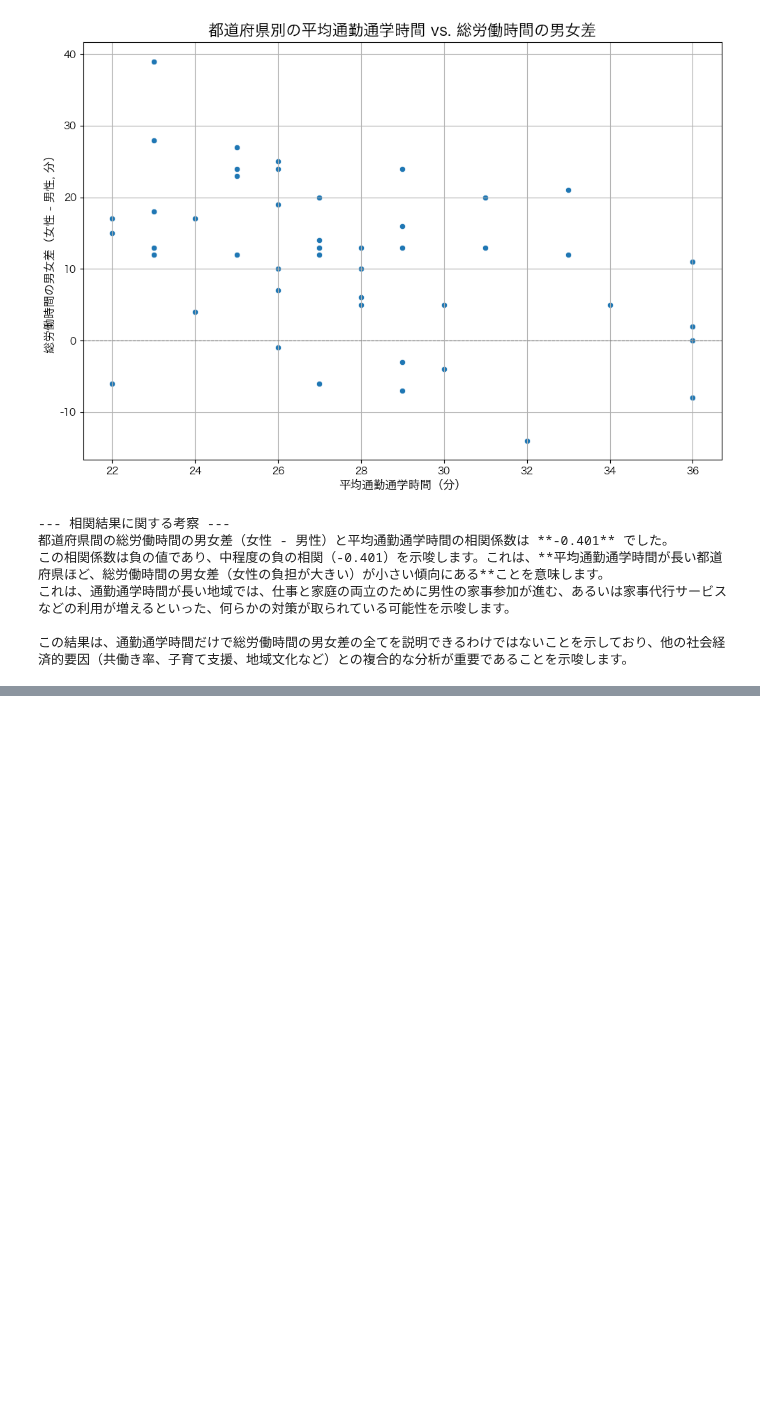
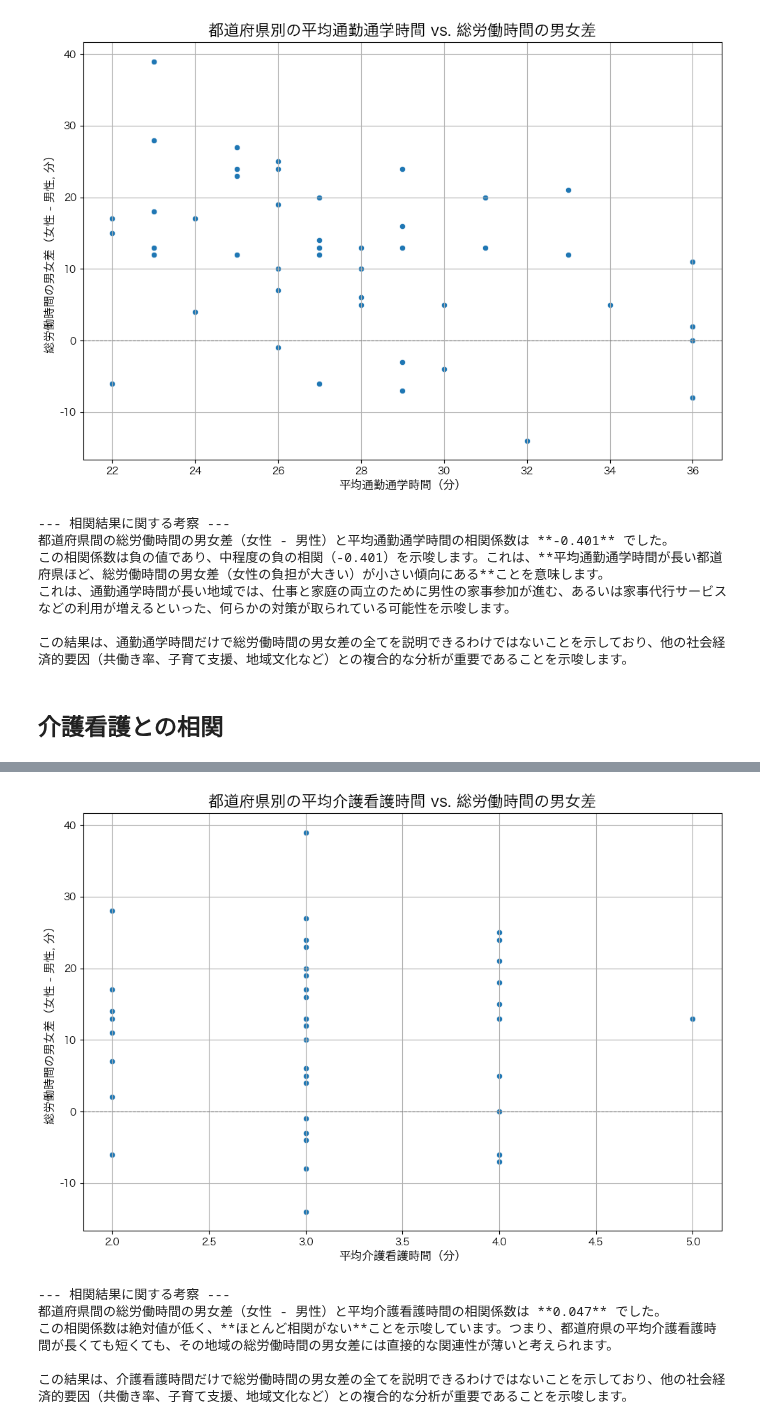
Before and after one commit to 3241Kanaha/statistics-2025, a Jupyter notebook: gende_prefecture.ipynb, the cells around one changed output, grey strips where cells are left out. Drawn from its saved outputs; the diff is of its cells as text; code cells hidden in the pictures; blank space fills up the shorter version.

```diff
--- a/gende_prefecture.ipynb
+++ b/gende_prefecture.ipynb
@@ -718,3 +718,77 @@ print("\nこの結果は、通勤通学時間だけで総労働時間の男女
 これは、通勤通学時間が長い地域では、仕事と家庭の両立のために男性の家事参加が進む、あるいは家事代行サービスなどの利用が増えるといった、何らかの対策が取られている可能性を示唆します。
 
 この結果は、通勤通学時間だけで総労働時間の男女差の全てを説明できるわけではないことを示しており、他の社会経済的要因（共働き率、子育て支援、地域文化など）との複合的な分析が重要であることを示唆します。
+# %% [markdown]
+## 介護看護との相関
+# %%
+# 総労働時間（有償＋無償）の算出
+df_total_time_calc['男性総労働時間'] = df_total_time_calc['男性仕事時間'] + df_total_time_calc['男性家事時間']
+df_total_time_calc['女性総労働時間'] = df_total_time_calc['女性仕事時間'] + df_total_time_calc['女性家事時間']
+
+# 総労働時間の男女差を算出（女性 - 男性）
+df_total_time_calc['総労働時間の男女差 (女性 - 男性)'] = df_total_time_calc['女性総労働時間'] - df_total_time_calc['男性総労働時間']
+
+# --- 介護・看護時間データの準備 ---
+# 「介護・看護」という列名が存在することを仮定します。
+# もしKeyErrorが発生した場合は、実際の列名を確認して修正してください。
+df_caregiving_selected = df[['男女の別', '都道府県', '介護・看護']].copy()
+df_caregiving_selected['介護・看護'] = pd.to_numeric(df_caregiving_selected['介護・看護'], errors='coerce')
+
+# 都道府県ごとの総数（平均）の介護・看護時間を取得
+pivot_df_caregiving_time = df_caregiving_selected.pivot_table(index='都道府県', columns='男女の別', values='介護・看護', aggfunc='mean')
+# '0_総数'が介護・看護時間の全体平均を表すと仮定
+df_caregiving_avg = pivot_df_caregiving_time[['0_総数']].copy()
+df_caregiving_avg.rename(columns={'0_総数': '平均介護看護時間'}, inplace=True)
+
+# 「全国」のデータは除外
+if '全国' in df_caregiving_avg.index:
+    df_caregiving_avg = df_caregiving_avg.drop('全国')
+df_caregiving_avg.dropna(inplace=True)
+
+
+# --- 総労働時間の男女差と介護・看護時間の相関を計算 ---
+df_correlation_data_caregiving = pd.merge(
+    df_total_time_calc[['総労働時間の男女差 (女性 - 男性)']],
+    df_caregiving_avg,
+    left_index=True,
+    right_index=True,
+    how='inner'
+)
+df_correlation_data_caregiving.dropna(inplace=True) # 結合後もNaNがあれば削除
+
+correlation_caregiving_gendertime_diff = df_correlation_data_caregiving['総労働時間の男女差 (女性 - 男性)'].corr(df_correlation_data_caregiving['平均介護看護時間'])
+
+print("--- 総労働時間の男女差と平均介護看護時間の結合データ（上位5件）---")
+print(df_correlation_data_caregiving.head())
+
+print(f"\n--- 都道府県間の総労働時間の男女差と平均介護看護時間の相関: {correlation_caregiving_gendertime_diff:.3f} ---")
+
+# --- 可視化（散布図） ---
+plt.figure(figsize=(10, 7))
+sns.scatterplot(
+    x='平均介護看護時間',
+    y='総労働時間の男女差 (女性 - 男性)',
+    data=df_correlation_data_caregiving
+)
+plt.title('都道府県別の平均介護看護時間 vs. 総労働時間の男女差', fontsize=16)
+plt.xlabel('平均介護看護時間（分）', fontsize=12)
+plt.ylabel('総労働時間の男女差（女性 - 男性, 分）', fontsize=12)
+plt.grid(True)
+plt.axhline(0, color='gray', linestyle='--', linewidth=0.8) # 差が0のライン
+plt.tight_layout()
+plt.show()
+
+print("\n--- 相関結果に関する考察 ---")
+print(f"都道府県間の総労働時間の男女差（女性 - 男性）と平均介護看護時間の相関係数は **{correlation_caregiving_gendertime_diff:.3f}** でした。")
+
+if abs(correlation_caregiving_gendertime_diff) < 0.2:
+    print("この相関係数は絶対値が低く、**ほとんど相関がない**ことを示唆しています。つまり、都道府県の平均介護看護時間が長くても短くても、その地域の総労働時間の男女差には直接的な関連性が薄いと考えられます。")
+elif correlation_caregiving_gendertime_diff > 0:
+    print(f"この相関係数は正の値であり、中程度の正の相関（{correlation_caregiving_gendertime_diff:.3f}）を示唆します。これは、**平均介護看護時間が長い都道府県ほど、総労働時間の男女差（女性の負担が大きい）も大きい傾向にある**ことを意味します。")
+    print("介護看護時間が長いことが、特に女性の家事・ケア労働負担を増やし、結果として総労働時間の男女差を広げている可能性があります。")
+else: # correlation_caregiving_gendertime_diff < 0
+    print(f"この相関係数は負の値であり、中程度の負の相関（{correlation_caregiving_gendertime_diff:.3f}）を示唆します。これは、**平均介護看護時間が長い都道府県ほど、総労働時間の男女差（女性の負担が大きい）が小さい傾向にある**ことを意味します。")
+    print("これは、介護看護時間が長い地域では、性別に関わらず介護・看護の分担が進んでいる、あるいは外部サービスや家族内の協力体制が充実している可能性を示唆します。")
+
+print("\nこの結果は、介護看護時間だけで総労働時間の男女差の全てを説明できるわけではないことを示しており、他の社会経済的要因（共働き率、子育て支援、地域文化など）との複合的な分析が重要であることを示唆します。")
+# %% [output]
@@ -720,0 +805,6 @@ print("\nこの結果は、通勤通学時間だけで総労働時間の男女
+[figure, added]
+--- 相関結果に関する考察 ---
+都道府県間の総労働時間の男女差（女性 - 男性）と平均介護看護時間の相関係数は **0.047** でした。
+この相関係数は絶対値が低く、**ほとんど相関がない**ことを示唆しています。つまり、都道府県の平均介護看護時間が長くても短くても、その地域の総労働時間の男女差には直接的な関連性が薄いと考えられます。
+
+この結果は、介護看護時間だけで総労働時間の男女差の全てを説明できるわけではないことを示しており、他の社会経済的要因（共働き率、子育て支援、地域文化など）との複合的な分析が重要であることを示唆します。
```
Also changed, not shown: parts of 1 cell of this notebook.
